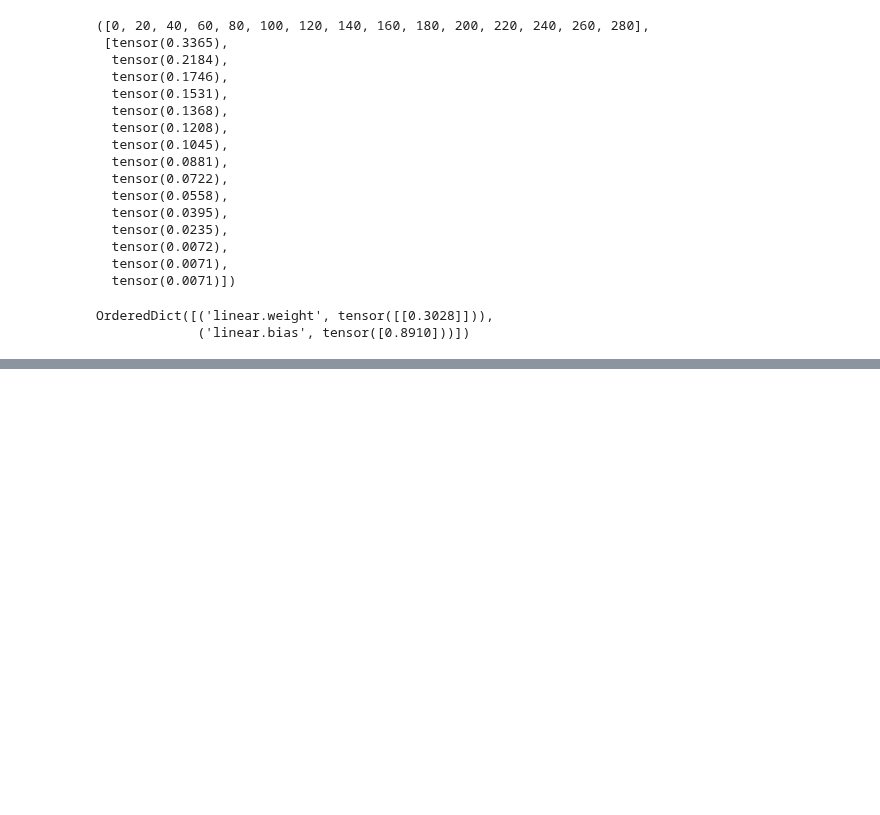
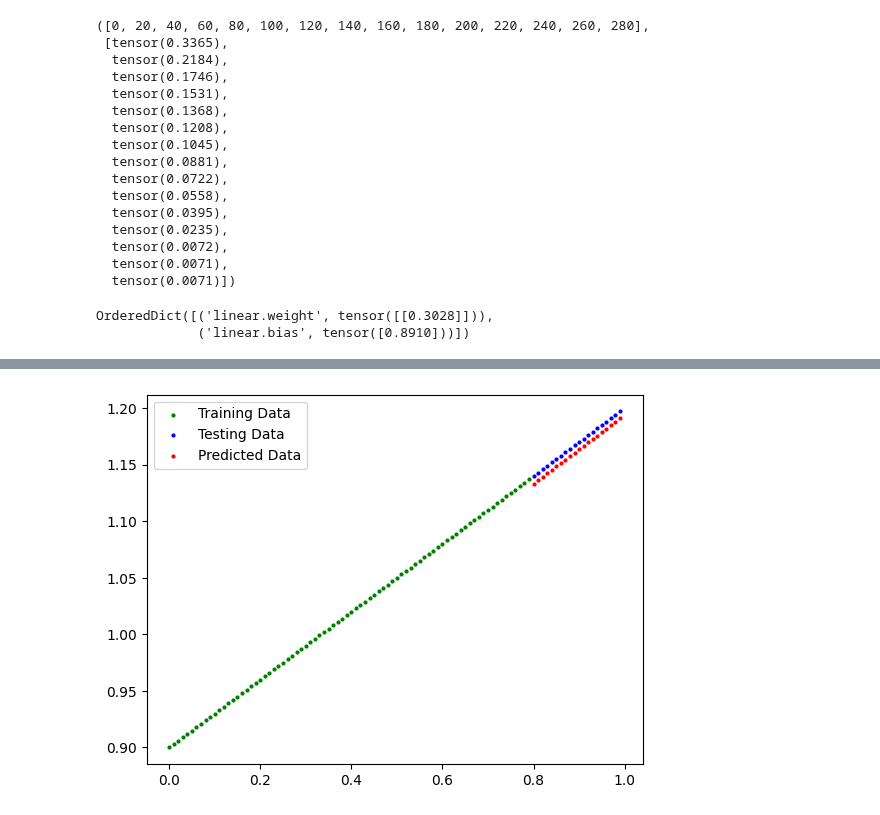
Before and after one commit to ShriVarshaan/pytorch-learning-log, a Jupyter notebook: pytorch_workflow_fundamentals.ipynb, the cells around one changed output, grey strips where cells are left out. Drawn from its saved outputs; the diff is of its cells as text; code cells hidden in the pictures; blank space fills up the shorter version.

```diff
--- a/pytorch_workflow_fundamentals.ipynb
+++ b/pytorch_workflow_fundamentals.ipynb
@@ -654,0 +663,11 @@ OrderedDict([('linear.weight', tensor([[0.3028]])),
+# %%
+from pathlib import Path
+
+MODEL_PATH = Path("models")
+MODEL_PATH.mkdir(parents=True,exist_ok=True)
+
+MODEL_NAME = "pytorch-workflow-fundamentals-exercises.pth"
+MODEL_SAVE_PATH = MODEL_PATH / MODEL_NAME
+
+torch.save(obj=model_exercise.state_dict(),
+           f = MODEL_SAVE_PATH)
@@ -654,0 +682,7 @@ OrderedDict([('linear.weight', tensor([[0.3028]])),
+# %%
+model_exercise_loaded.eval()
+with torch.inference_mode():
+  y_loaded_predictions = model_exercise_loaded(X_test)
+plot_predictions(predictions=y_loaded_predictions)
+# %% [output]
+[figure, added]
```
Also changed, not shown: parts of 3 cells of this notebook.
